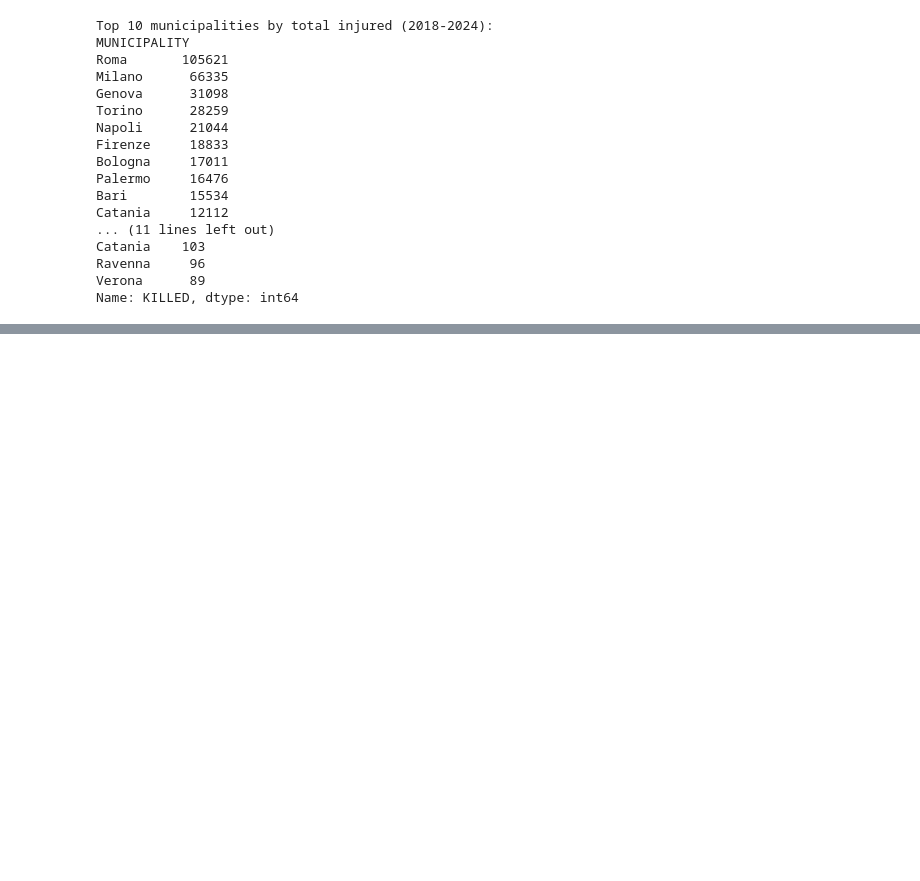
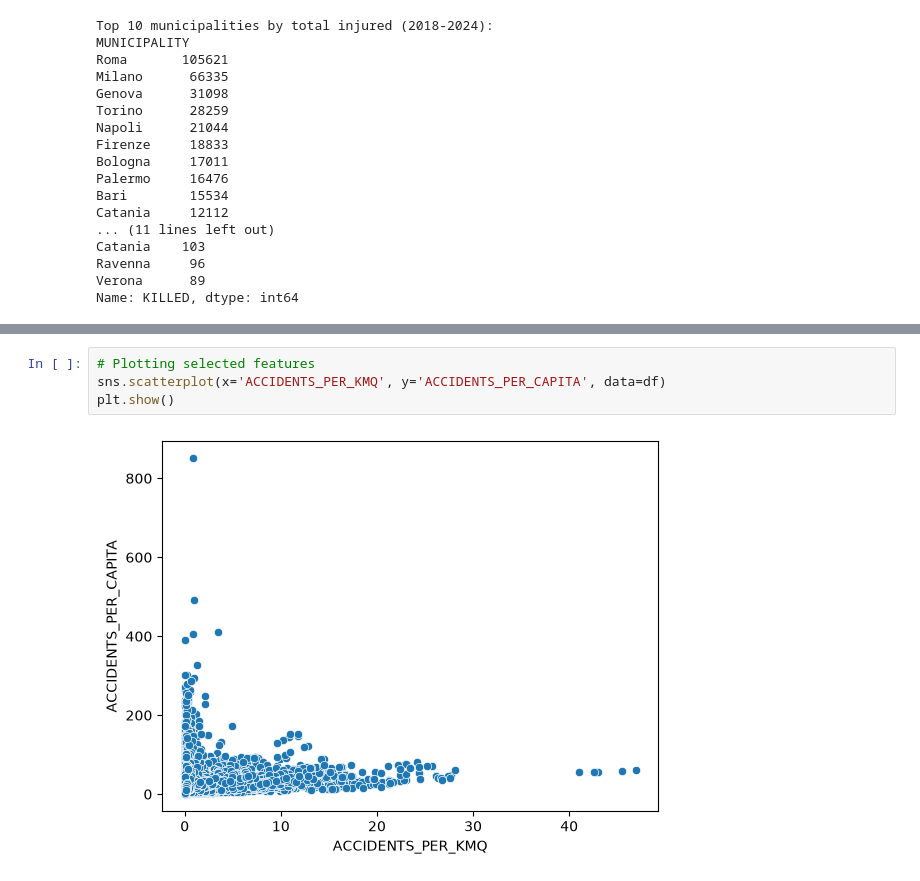
Before and after one commit to gretabarrale/boolean_capstone_project, a Jupyter notebook: eda.ipynb, the cells around one changed output, grey strips where cells are left out. Saved outputs shown, nothing was run; the diff lists cells and outputs as text; blank space fills up the shorter version.

```diff
--- a/eda.ipynb
+++ b/eda.ipynb
@@ -384,0 +411,6 @@ Name: KILLED, dtype: int64
+# %%
+# Plotting selected features
+sns.scatterplot(x='ACCIDENTS_PER_KMQ', y='ACCIDENTS_PER_CAPITA', data=df)
+plt.show()
+# %% [output]
+[figure, added]
```
Also changed, not shown: parts of 11 cells of this notebook.
